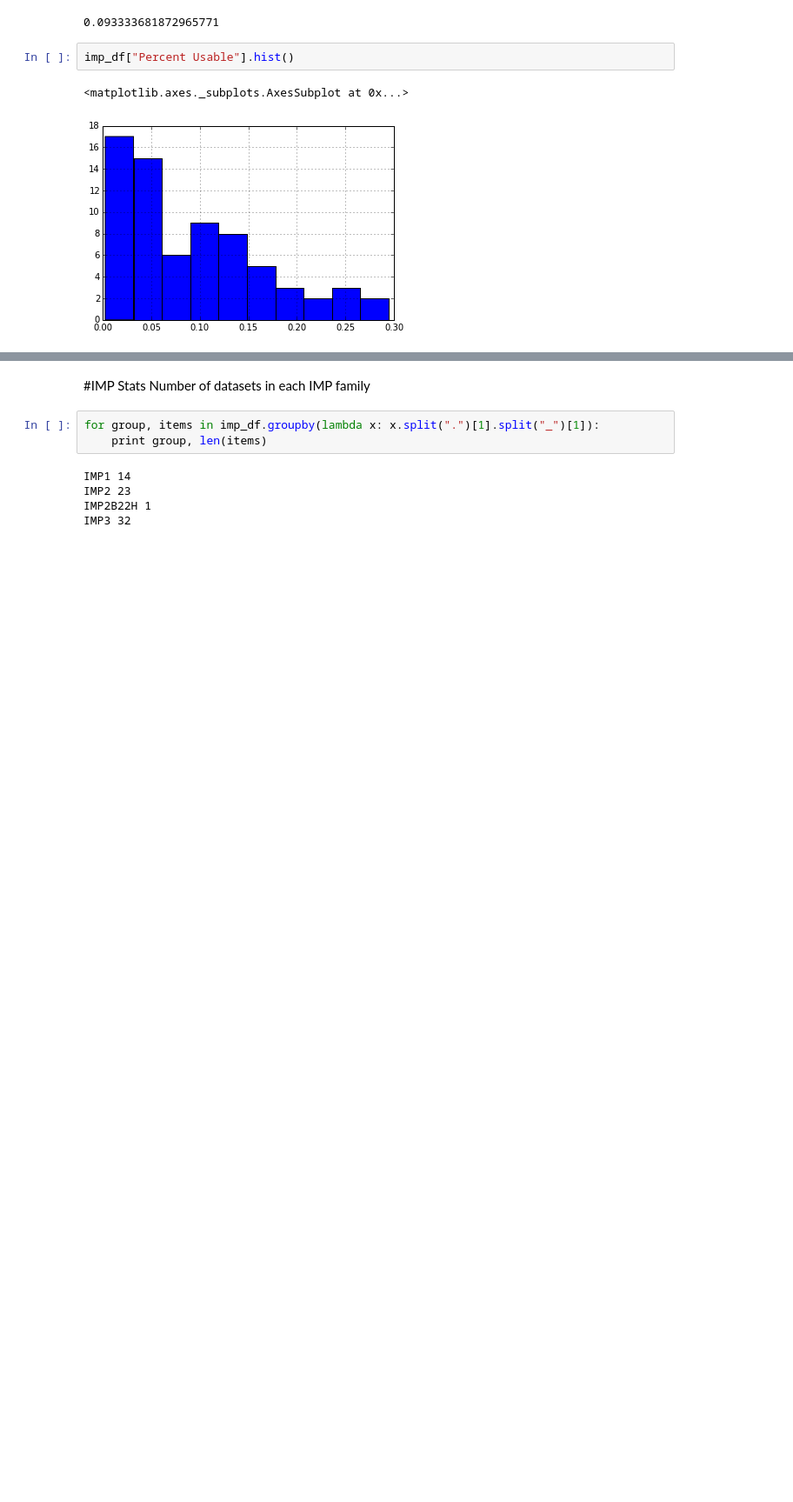
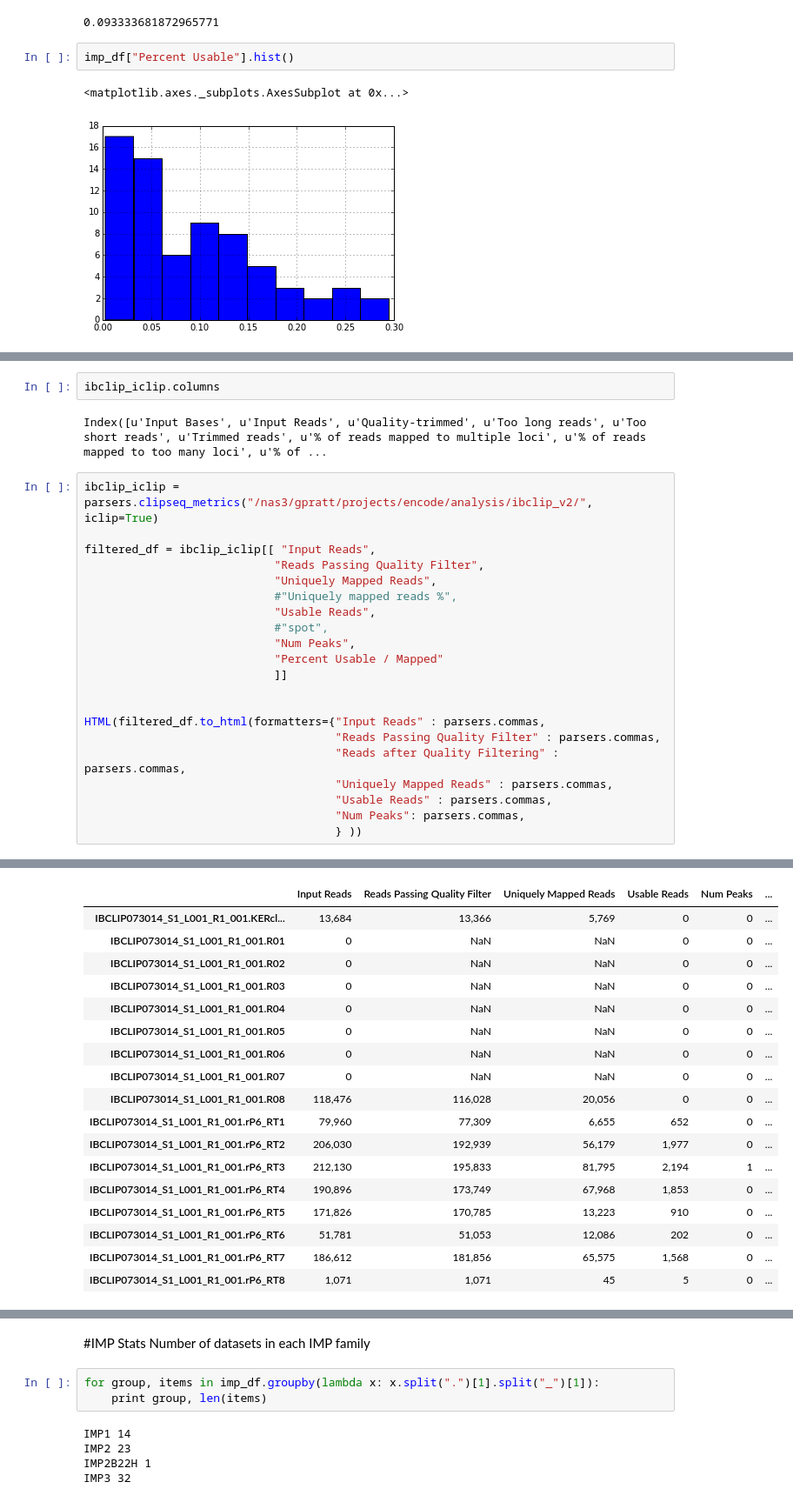
Before and after one commit to gpratt/iPython_Notebook, a Jupyter notebook: encode/encode_QC.ipynb, the cells around one changed output, grey strips where cells are left out. Shown at 87% size. Drawn from its saved outputs; the diff is of its cells as text; blank space fills up the shorter version.

```diff
--- a/encode/encode_QC.ipynb
+++ b/encode/encode_QC.ipynb
@@ -335,0 +393,26 @@ imp_df["Percent Usable"].hist()
+# %%
+ibclip_iclip.columns
+# %% [output]
+Index([u'Input Bases', u'Input Reads', u'Quality-trimmed', u'Too long reads', u'Too short reads', u'Trimmed reads', u'% of reads mapped to multiple loci', u'% of reads mapped to too many loci', u'% of ...
+# %%
+ibclip_iclip = parsers.clipseq_metrics("/nas3/gpratt/projects/encode/analysis/ibclip_v2/", iclip=True)
+
+filtered_df = ibclip_iclip[[ "Input Reads",
+                            "Reads Passing Quality Filter",
+                            "Uniquely Mapped Reads",
+                            #"Uniquely mapped reads %",
+                            "Usable Reads",
+                            #"spot",
+                            "Num Peaks",
+                            "Percent Usable / Mapped"
+                            ]]
+
+
+HTML(filtered_df.to_html(formatters={"Input Reads" : parsers.commas,
+                                     "Reads Passing Quality Filter" : parsers.commas,
+                                     "Reads after Quality Filtering" : parsers.commas,
+                                     "Uniquely Mapped Reads" : parsers.commas,
+                                     "Usable Reads" : parsers.commas,
+                                     "Num Peaks": parsers.commas,
+                                     } ))
+# %% [output]
@@ -335,0 +426,18 @@ imp_df["Percent Usable"].hist()
+|  | Input Reads | Reads Passing Quality Filter | Uniquely Mapped Reads | Usable Reads | Num Peaks | ... |
+| IBCLIP073014_S1_L001_R1_001.KERcl... | 13,684 | 13,366 | 5,769 | 0 | 0 | ... |
+| IBCLIP073014_S1_L001_R1_001.R01 | 0 | NaN | NaN | 0 | 0 | ... |
+| IBCLIP073014_S1_L001_R1_001.R02 | 0 | NaN | NaN | 0 | 0 | ... |
+| IBCLIP073014_S1_L001_R1_001.R03 | 0 | NaN | NaN | 0 | 0 | ... |
+| IBCLIP073014_S1_L001_R1_001.R04 | 0 | NaN | NaN | 0 | 0 | ... |
+| IBCLIP073014_S1_L001_R1_001.R05 | 0 | NaN | NaN | 0 | 0 | ... |
+| IBCLIP073014_S1_L001_R1_001.R06 | 0 | NaN | NaN | 0 | 0 | ... |
+| IBCLIP073014_S1_L001_R1_001.R07 | 0 | NaN | NaN | 0 | 0 | ... |
+| IBCLIP073014_S1_L001_R1_001.R08 | 118,476 | 116,028 | 20,056 | 0 | 0 | ... |
+| IBCLIP073014_S1_L001_R1_001.rP6_RT1 | 79,960 | 77,309 | 6,655 | 652 | 0 | ... |
+| IBCLIP073014_S1_L001_R1_001.rP6_RT2 | 206,030 | 192,939 | 56,179 | 1,977 | 0 | ... |
+| IBCLIP073014_S1_L001_R1_001.rP6_RT3 | 212,130 | 195,833 | 81,795 | 2,194 | 1 | ... |
+| IBCLIP073014_S1_L001_R1_001.rP6_RT4 | 190,896 | 173,749 | 67,968 | 1,853 | 0 | ... |
+| IBCLIP073014_S1_L001_R1_001.rP6_RT5 | 171,826 | 170,785 | 13,223 | 910 | 0 | ... |
+| IBCLIP073014_S1_L001_R1_001.rP6_RT6 | 51,781 | 51,053 | 12,086 | 202 | 0 | ... |
+| IBCLIP073014_S1_L001_R1_001.rP6_RT7 | 186,612 | 181,856 | 65,575 | 1,568 | 0 | ... |
+| IBCLIP073014_S1_L001_R1_001.rP6_RT8 | 1,071 | 1,071 | 45 | 5 | 0 | ... |
```
Also changed, not shown: parts of 32 cells of this notebook.
